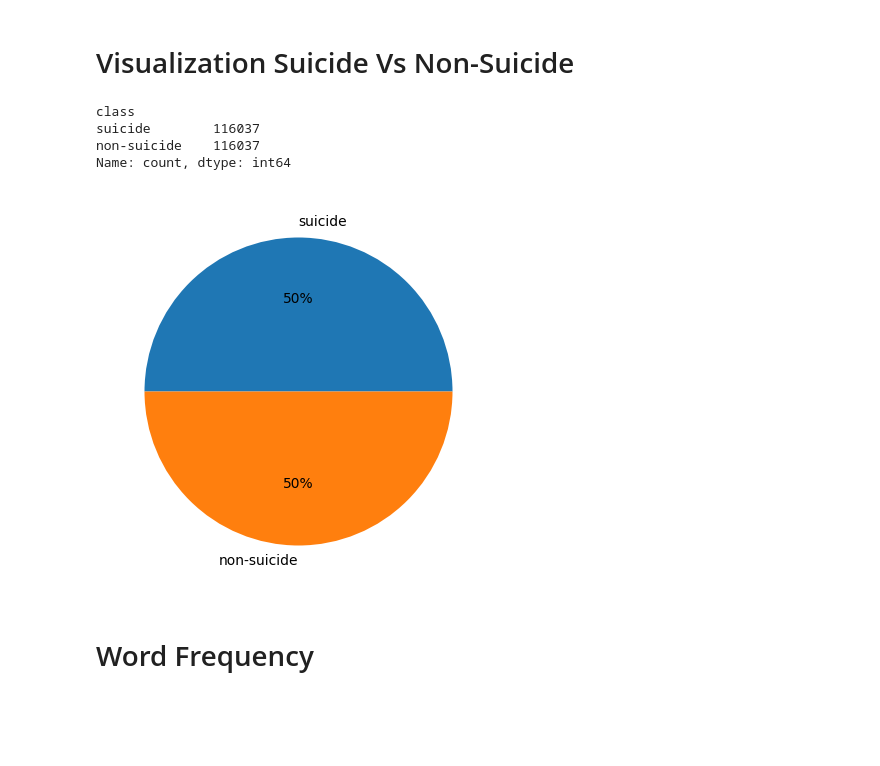
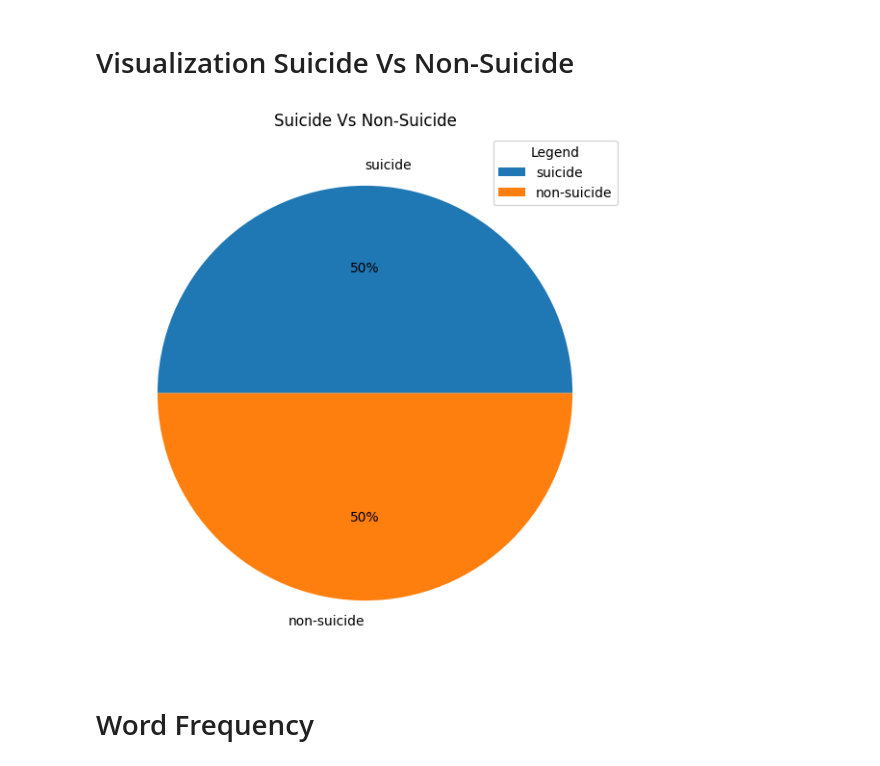
Before and after one commit to JiaYong02/Suicidal-Detection-NLP, a Jupyter notebook: eda.ipynb, the cells around one changed output. Cells and saved outputs as stored; diff of their text form; code cells hidden in the pictures; blank space fills up the shorter version.

```diff
--- a/eda.ipynb
+++ b/eda.ipynb
@@ -11,17 +11,13 @@ df['text'] = df['text'].astype(str)
 # Visualization Suicide Vs Non-Suicide
 # %%
 dfClass = df['class'].value_counts()
-print(dfClass)
-plt.figure(figsize = ((20,5)))
+plt.figure(figsize = ((20,7)))
 plt.pie(dfClass,labels = dfClass.index,autopct='%.0f%%')
-
+plt.title('Suicide Vs Non-Suicide')
+plt.legend(dfClass.index, title='Legend', loc='upper right')
 plt.show()
 # %% [output]
-class
-suicide        116037
-non-suicide    116037
-Name: count, dtype: int64
-[figure, old version]
+[figure, new version]
 # %% [markdown]
 # Word Frequency
 # %%
```
Also changed, not shown: parts of 6 cells of this notebook.
